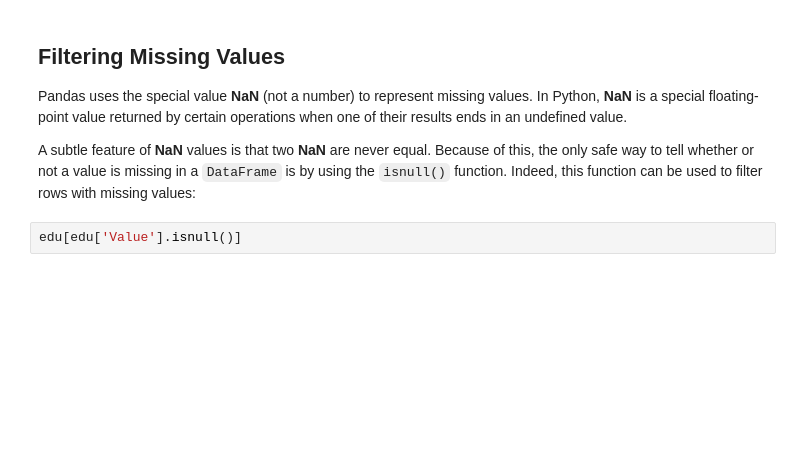
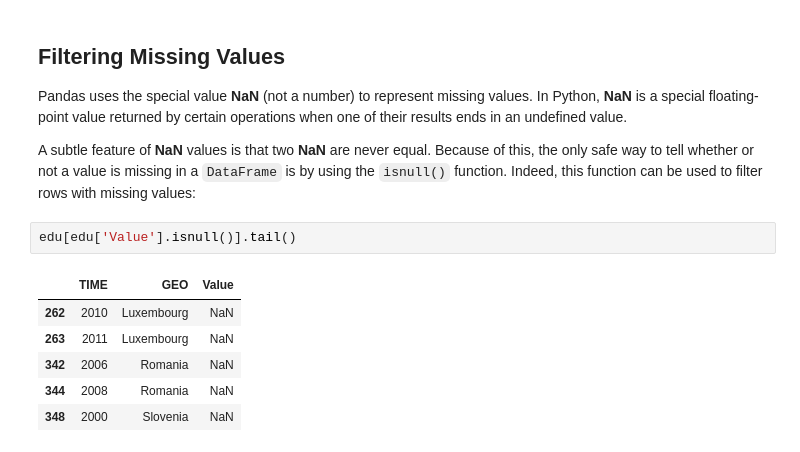
Before and after one commit to devNavraj/Learning-Data-Science, a Jupyter notebook: intro_to_data_science/intro_data_science_1.ipynb, the cells around one changed output. Cells and saved outputs as stored; diff of their text form; blank space fills up the shorter version.

```diff
--- a/intro_to_data_science/intro_data_science_1.ipynb
+++ b/intro_to_data_science/intro_data_science_1.ipynb
@@ -179,4 +179,11 @@ Pandas uses the special value **NaN** (not a number) to represent missing values
 
 A subtle feature of **NaN** values is that two **NaN** are never equal. Because of this, the only safe way to tell whether or not a value is missing in a `DataFrame` is by using the `isnull()` function. Indeed, this function can be used to filter rows with missing values:
 # %%
-edu[edu['Value'].isnull()]
+edu[edu['Value'].isnull()].tail()
+# %% [output]
+|  | TIME | GEO | Value |
+| 262 | 2010 | Luxembourg | NaN |
+| 263 | 2011 | Luxembourg | NaN |
+| 342 | 2006 | Romania | NaN |
+| 344 | 2008 | Romania | NaN |
+| 348 | 2000 | Slovenia | NaN |
```
Also changed, not shown: parts of 18 cells of this notebook.
